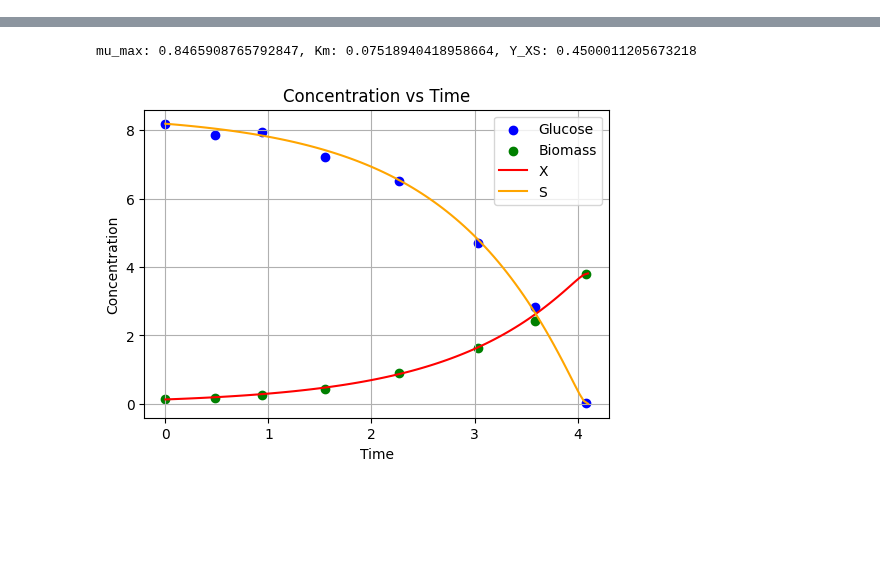
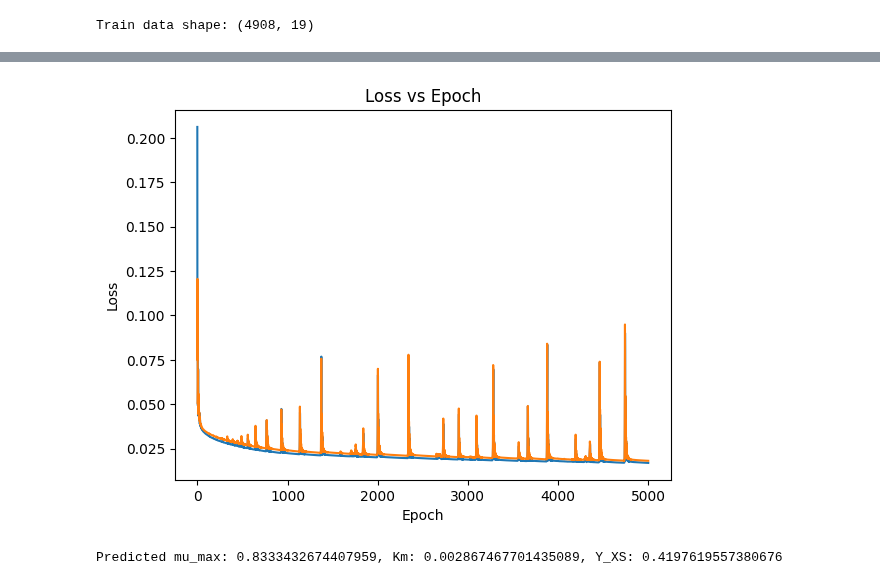
Before and after one commit to costasmexis/ModelMind, a Jupyter notebook: Notebooks/ceasar_main.ipynb, the cells around one changed output, grey strips where cells are left out. Drawn from its saved outputs; the diff is of its cells as text; code cells hidden in the pictures; blank space fills up the shorter version.

```diff
--- a/Notebooks/ceasar_main.ipynb
+++ b/Notebooks/ceasar_main.ipynb
@@ -43,14 +17,0 @@ Number of experimental points: 8
-# %%
-columns = [f'X_{i}' for i in range(8)] + [f'S_{i}' for i in range(8)] + ['mu_max', 'Km', 'Y_XS']
-train = pd.DataFrame(columns=columns)
-
-t_train = np.linspace(T_START, T_END, 8)
-
-for i in range(1000):
-    mu_max = np.random.uniform(0.1, 1)
-    Km = np.random.uniform(0.0001, 0.1)
-    Y_XS = np.random.uniform(0.1, 1)
-    sol = solve_ivp(ode_func, [T_START, T_END], y0, t_eval=t_train, args=(mu_max, Km, Y_XS))
-    y_train_X = sol.y[0]
-    y_train_S = sol.y[1]
-    train.loc[len(train)] = np.concatenate([y_train_X, y_train_S, [mu_max, Km, Y_XS]])
@@ -111,0 +18,32 @@ Epoch: 900, Loss: 0.0014270464889705181
+# %%
+d = Dataset()
+d.get_data(exp=1)
+
+# Solve for 0.6794, 0.0002, 0.2572 kinetic parameter values
+sol = d.solve_ode(mu_max=0.6794, Km=0.0002, Y_XS=0.2572)
+# d.plot_solution(sol)
+train_df = d.training_dataset(N=5000)
+print(f'Train data shape: {train_df.shape}')
+# %% [output]
+Train data shape: (4908, 19)
+# %%
+X, y = NeuralNet.preprocess_data(train_df)
+net = NeuralNet.NN()
+X_train, y_train, X_val, y_val = net.train_val_split(X, y)
+
+losses_train = []
+losses_val = []
+for i in range(5000):
+    loss_train, loss_val = net.train(X_train, y_train, X_val, y_val)
+    losses_train.append(loss_train)
+    losses_val.append(loss_val)
+    if i % 500 == 0:
+        print(f'Epoch: {i}, Loss: {loss_train}, Val Loss: {loss_val}')
+
+plt.plot(losses_train, label='Train')
+plt.plot(losses_val, label='Validation')
+plt.xlabel('Epoch')
+plt.ylabel('Loss')
+plt.title('Loss vs Epoch')
+plt.show()
+# %% [output]
@@ -112,30 +60,16 @@ Epoch: 900, Loss: 0.0014270464889705181
+[figure, added]
 # %%
 # Evaluate on df experimental data
-X_test = df['Biomass'].values
-S_test = df['Glucose'].values
+X_test = d.df['Biomass'].values
+S_test = d.df['Glucose'].values
 
 X_test = torch.tensor(X_test, dtype=torch.float32)
 S_test = torch.tensor(S_test, dtype=torch.float32)
 
-test = torch.hstack([X_test, S_test]).reshape(1, -1)
+test_df = torch.hstack((X_test, S_test)).view(1,-1)
 
-mu_max, Km, Y_XS = model.predict(test).detach().numpy()[0]
-print(f'mu_max: {mu_max}, Km: {Km}, Y_XS: {Y_XS}')
-
-# Solve ODEs with estimated parameters
-sol = solve_ivp(ode_func, [T_START, T_END], y0, t_eval=t_sim, args=(mu_max, Km, Y_XS))
-
-fig, ax = plt.subplots(figsize=(6, 4))
-ax.scatter(df['Time'], df['Glucose'], label='Glucose', color='blue')
-ax.scatter(df['Time'], df['Biomass'], label='Biomass', color='green')
-ax.plot(t_sim, sol.y[0], label='X', color='red')
-ax.plot(t_sim, sol.y[1], label='S', color='orange')
-ax.set_xlabel('Time')
-ax.set_ylabel('Concentration')
-ax.set_title('Concentration vs Time')
-ax.legend()
-ax.grid(True)
-plt.show()
+# Predict
+mu_max, Km, Y_XS = net.predict(test_df).detach().numpy().flatten()
+print(f'Predicted mu_max: {mu_max}, Km: {Km}, Y_XS: {Y_XS}')
 # %% [output]
-mu_max: 0.8465908765792847, Km: 0.07518940418958664, Y_XS: 0.4500011205673218
+Predicted mu_max: 0.8333432674407959, Km: 0.002867467701435089, Y_XS: 0.4197619557380676
-[figure, removed]
```
Also changed, not shown: parts of 6 cells of this notebook, 3 other files.
